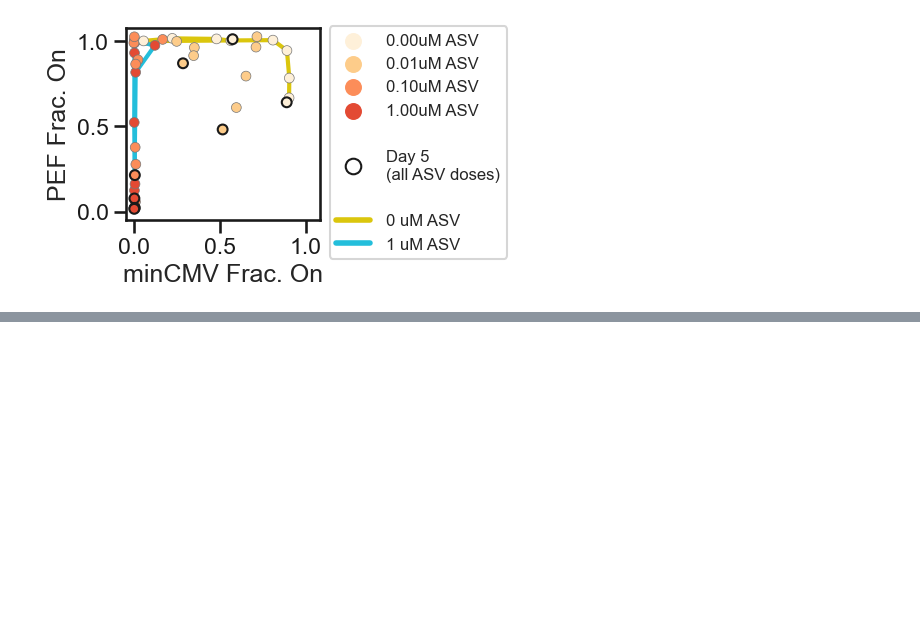
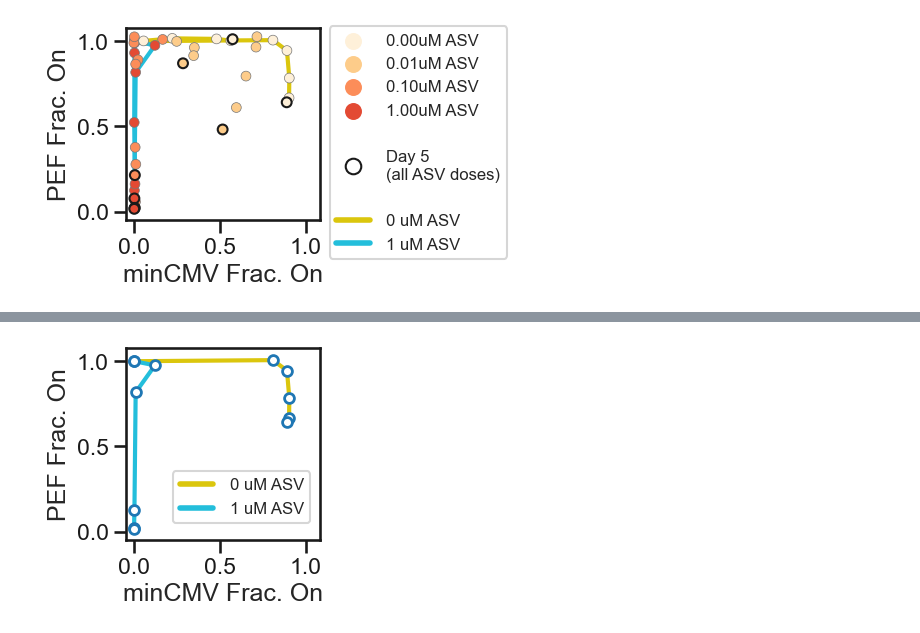
Before and after one commit to axmukund/corecruit_mukund22, a Jupyter notebook: fig_6/StaPL_dox_dosing/Dosing Data.ipynb, the cells around one changed output, grey strips where cells are left out. Saved outputs shown, nothing was run; the diff lists cells and outputs as text; code cells hidden in the pictures; blank space fills up the shorter version.

```diff
--- a/fig_6/StaPL_dox_dosing/Dosing Data.ipynb
+++ b/fig_6/StaPL_dox_dosing/Dosing Data.ipynb
@@ -1150,3 +1150,90 @@ ax.set_ylabel("PEF Frac. On")
 fig.savefig("./plots/stapl_plane.pdf", bbox_inches="tight")
 # %% [output]
 [figure]
+# %%
+fig, ax = plt.subplots(figsize=(2.5, 2.5))
+
+for d in [100]:
+    sns.lineplot(
+        data=sdf[(sdf["asv"] == 0) & (sdf["dox"] == d)].sort_values(by="day"),
+        x="CMV",
+        y="PEF",
+        color="#dbc60d",
+        sort=False,
+        lw=3,
+        zorder=-5,
+        ax=ax,
+    )
+    sns.lineplot(
+        data=sdf[(sdf["asv"] == 1) & (sdf["dox"] == d)].sort_values(by="day"),
+        x="CMV",
+        y="PEF",
+        color="#23bedb",
+        sort=False,
+        lw=3,
+        zorder=-5,
+        ax=ax,
+    )
+    g = sns.scatterplot(
+        data=sdf[
+            ((sdf["asv"] == 0) & (sdf["dox"] == d))
+            | (sdf["asv"] == 1) & (sdf["dox"] == d)
+        ],
+        x="CMV",
+        y="PEF",
+        s=50,
+        color="w",
+        ec="tab:blue",
+        linewidth=2,
+        legend=True,
+        ax=ax,
+    )
+
+
+# g = sns.scatterplot(
+#     data=sdf,
+#     x="CMV",
+#     y="PEF",
+#     hue="asv",
+#     palette=["#fef0d9", "#fdcc8a", "#fc8d59", "#e34a33"],
+#     ec=["#777777" if d < 5 else "k" for d in list(sdf["day"])],
+#     s=50,
+#     linewidth=[0.5 if d < 5 else 1.5 for d in list(sdf["day"])],
+#     legend=True,
+#     ax=ax,
+# )
+
+
+l = ax.legend(
+    title="Day",
+    bbox_to_anchor=(0.2, 0.4),
+    labelspacing=0.5,
+    handletextpad=1,
+    fontsize=12,
+)
+
+handles, labels = [[], []]
+handles.append(Line2D([0], [0], color="#dbc60d", lw=4))
+handles.append(Line2D([0], [0], color="#23bedb", lw=4))
+labels.append("0 uM ASV")
+labels.append("1 uM ASV")
+l._legend_box = None
+l._init_legend_box(handles, labels)
+l._set_loc(l._loc)
+l.set_title(None)
+for h in l.legendHandles:
+    h._sizes = [125]
+    if not isinstance(h, Line2D):
+        #         h.set_edgecolor("darkblue")
+        h.set_linewidth(1)
+
+
+ax.set_xlim(-0.05, 1.08)
+ax.set_ylim(-0.05, 1.08)
+ax.set_xticks([0, 0.5, 1.0])
+ax.set_yticks([0, 0.5, 1.0])
+ax.set_xlabel("minCMV Frac. On")
+ax.set_ylabel("PEF Frac. On")
+
+fig.savefig("./plots/stapl_plane_linesonly.png", bbox_inches="tight", dpi=600)
+# %% [output]
@@ -1152,0 +1241 @@ fig.savefig("./plots/stapl_plane.pdf", bbox_inches="tight")
+[figure, added]
```
Also changed, not shown: parts of 4 cells of this notebook, 24 other files.
